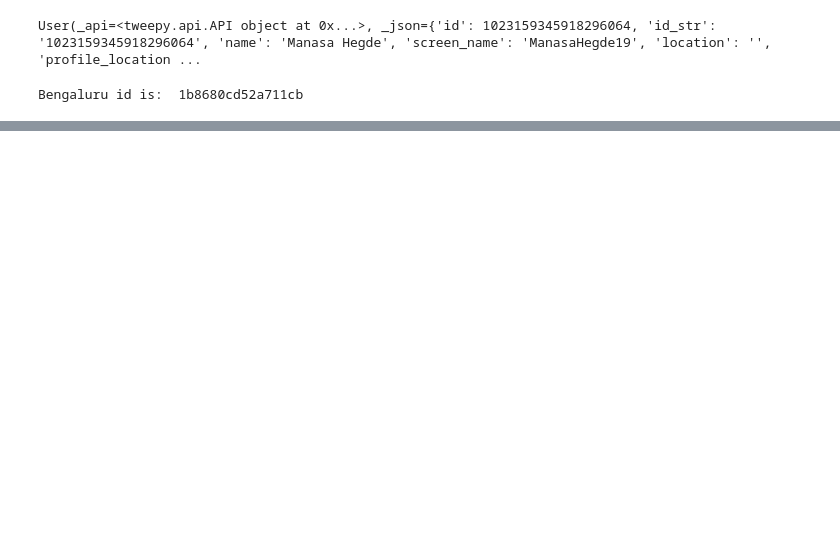
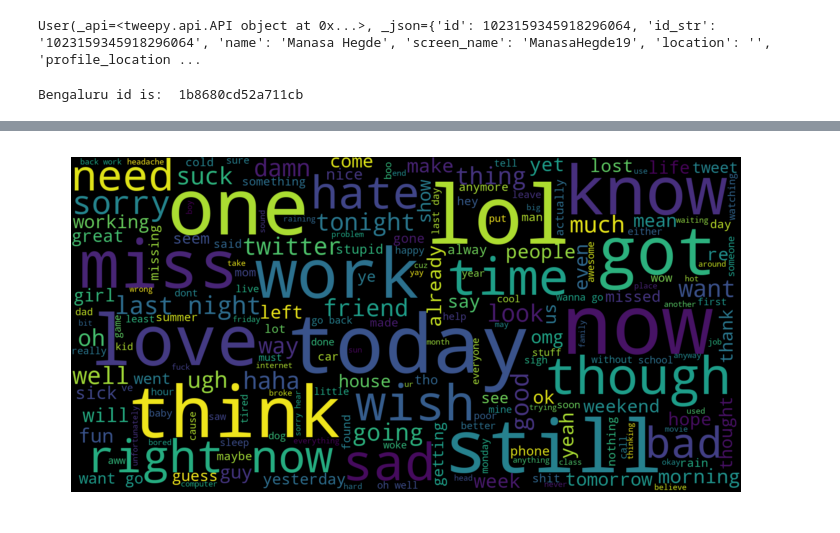
Before and after one commit to raghavmalawat/Twitter_Sentiment_Analysis, a Jupyter notebook: sentiment_analysis.ipynb, the cells around one changed output, grey strips where cells are left out. Saved outputs shown, nothing was run; the diff lists cells and outputs as text; code cells hidden in the pictures; blank space fills up the shorter version.

```diff
--- a/sentiment_analysis.ipynb
+++ b/sentiment_analysis.ipynb
@@ -425,0 +450,4 @@ my_df.head()
+# %%
+my_df.dropna(inplace=True)
+my_df.reset_index(drop=True,inplace=True)
+my_df.info()
@@ -596,0 +604,16 @@ This is how BTS help in bringing the whole world closer and spreading love and h
+# %%
+import matplotlib.pyplot as plt
+neg_tweets = my_df[my_df.target == 0]
+neg_string = []
+for t in neg_tweets.text:
+    neg_string.append(t)
+neg_string = pd.Series(neg_string).str.cat(sep=' ')
+from wordcloud import WordCloud
+
+wordcloud = WordCloud(width=1600, height=800,max_font_size=200).generate(neg_string)
+plt.figure(figsize=(12,10))
+plt.imshow(wordcloud, interpolation="bilinear")
+plt.axis("off")
+plt.show()
+# %% [output]
+[figure, added]
```
Also changed, not shown: parts of 35 cells of this notebook.
